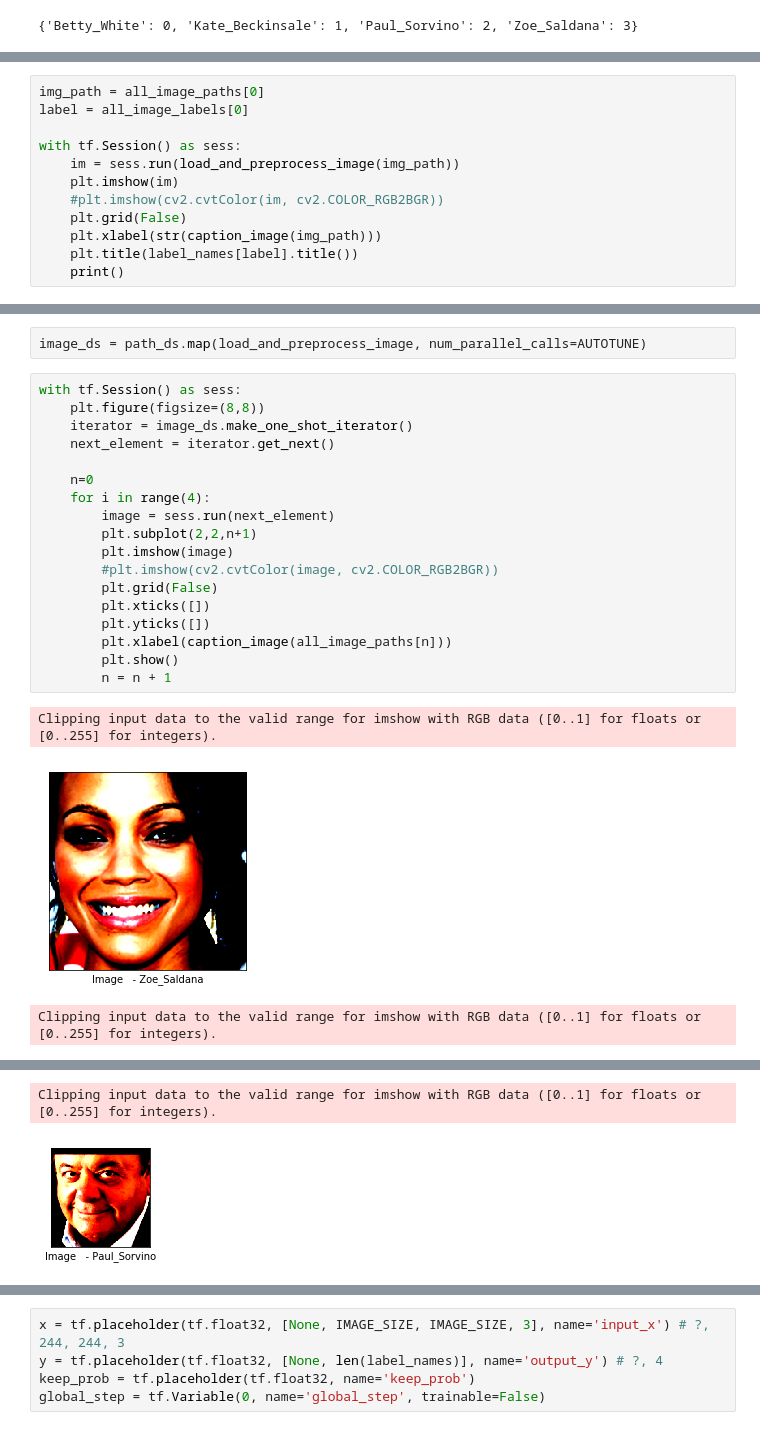
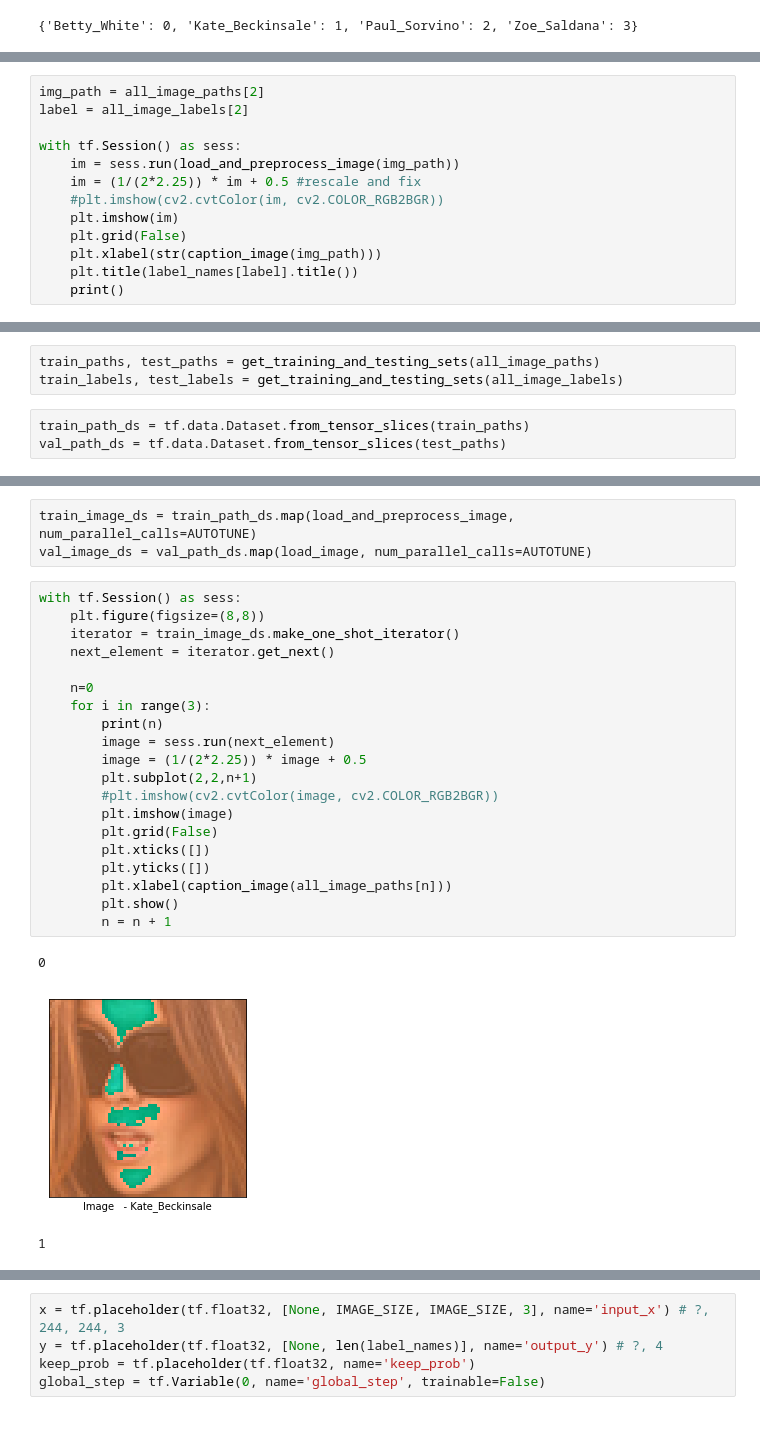
Before and after one commit to chrismattmann/MLwithTensorFlow2ed, a Jupyter notebook: Listing 9.18-eoc-assign.ipynb, the cells around one changed output, grey strips where cells are left out. Saved outputs shown, nothing was run; the diff lists cells and outputs as text.

```diff
--- a/Listing 9.18-eoc-assign.ipynb
+++ b/Listing 9.18-eoc-assign.ipynb
@@ -347,11 +585,12 @@ def load_and_preprocess_image(path):
 # %%
-img_path = all_image_paths[0]
-label = all_image_labels[0]
+img_path = all_image_paths[2]
+label = all_image_labels[2]
 
 with tf.Session() as sess:
     im = sess.run(load_and_preprocess_image(img_path))
+    im = (1/(2*2.25)) * im + 0.5 #rescale and fix
+    #plt.imshow(cv2.cvtColor(im, cv2.COLOR_RGB2BGR))
     plt.imshow(im)
-    #plt.imshow(cv2.cvtColor(im, cv2.COLOR_RGB2BGR))
     plt.grid(False)
     plt.xlabel(str(caption_image(img_path)))
     plt.title(label_names[label].title())
@@ -370 +600,7 @@ path_ds = tf.data.Dataset.from_tensor_slices(all_image_paths)
+# %%
+train_paths, test_paths = get_training_and_testing_sets(all_image_paths)
+train_labels, test_labels = get_training_and_testing_sets(all_image_labels)
+# %%
+train_path_ds = tf.data.Dataset.from_tensor_slices(train_paths)
+val_path_ds = tf.data.Dataset.from_tensor_slices(test_paths)
 # %%
@@ -380,24 +622,27 @@ type:  <dtype: 'string'>
-# %%
-image_ds = path_ds.map(load_and_preprocess_image, num_parallel_calls=AUTOTUNE)
+# %%
+train_image_ds = train_path_ds.map(load_and_preprocess_image, num_parallel_calls=AUTOTUNE)
+val_image_ds = val_path_ds.map(load_image, num_parallel_calls=AUTOTUNE)
 # %%
 with tf.Session() as sess:
     plt.figure(figsize=(8,8))
-    iterator = image_ds.make_one_shot_iterator()
+    iterator = train_image_ds.make_one_shot_iterator()
     next_element = iterator.get_next()
 
     n=0
-    for i in range(4):
+    for i in range(3):
+        print(n)
         image = sess.run(next_element)
+        image = (1/(2*2.25)) * image + 0.5
         plt.subplot(2,2,n+1)
+        #plt.imshow(cv2.cvtColor(image, cv2.COLOR_RGB2BGR))
         plt.imshow(image)
-        #plt.imshow(cv2.cvtColor(image, cv2.COLOR_RGB2BGR))
         plt.grid(False)
         plt.xticks([])
         plt.yticks([])
         plt.xlabel(caption_image(all_image_paths[n]))
         plt.show()
         n = n + 1
 # %% [output]
-Clipping input data to the valid range for imshow with RGB data ([0..1] for floats or [0..255] for integers).
+0
-[figure, old version]
+[figure, new version]
-Clipping input data to the valid range for imshow with RGB data ([0..1] for floats or [0..255] for integers).
+1
@@ -407,3 +652 @@ Clipping input data to the valid range for imshow with RGB data ([0..1] for floa
-Clipping input data to the valid range for imshow with RGB data ([0..1] for floats or [0..255] for integers).
-[figure, removed]
 # %%
```
Also changed, not shown: parts of 66 cells of this notebook, 3 other files.
